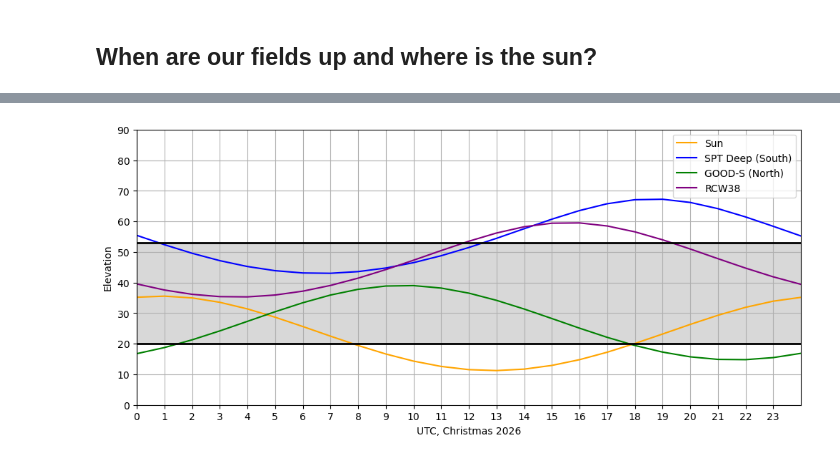
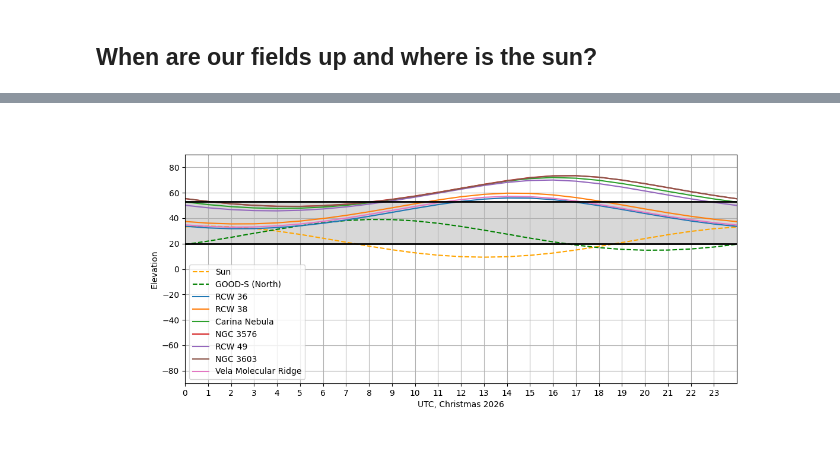
Before and after one commit to tim-balloon/tim-memos, a Jupyter notebook: TIM_VisibilityCalculator.ipynb, the cells around one changed output, grey strips where cells are left out. Drawn from its saved outputs; the diff is of its cells as text; code cells hidden in the pictures.

Commit message:
updates to vis calc for molecular clouds

```diff
--- a/TIM_VisibilityCalculator.ipynb
+++ b/TIM_VisibilityCalculator.ipynb
@@ -23,4 +25,5 @@ Wall time: 48.9 ms
 %%time
 sun = SkyCoord(ra=sun_body.ra, dec=sun_body.dec, obstime=times, location=mcmurdo)
 sun_altaz = sun.transform_to('altaz')
+sun_altaz.name = 'Sun'
 # %% [output]
@@ -39,4 +43,5 @@ Wall time: 12.6 ms
 field_N = SkyCoord(ra=3.*15*u.degree,dec=-27*u.degree,
                    obstime=times, location=mcmurdo)
 field_N_altaz = field_N.transform_to('altaz')
+field_N_altaz.name = 'GOODS-S'
 # %% [output]
@@ -60,22 +127,25 @@ colors = {'sun': 'orange', 'S': 'blue', 'N': 'green', 'cal': 'magenta'}
 # %%
 fig = plt.figure(figsize=(12,5))
 ax = fig.add_subplot(1, 1, 1)
-ax.plot(t_hr, sun_altaz.alt, label='Sun', color='orange')
-ax.plot(t_hr, field_S_altaz.alt, label='SPT Deep (South)', color='blue')
-ax.plot(t_hr, field_N_altaz.alt, label='GOOD-S (North)', color='green')
+ax.plot(t_hr, sun_altaz.alt, label='Sun', linestyle='--', color='orange')
+# ax.plot(t_hr, field_S_altaz.alt, label='SPT Deep (South)', color='blue')
+ax.plot(t_hr, field_N_altaz.alt, label='GOOD-S (North)', linestyle='--', color='green')
 #ax.plot(t_hr, SEP_altaz.alt, label='SEP + 5 deg')
-ax.plot(t_hr, RCW38_altaz.alt, label='RCW38', color='purple')
 #ax.plot(t_hr, RCW92b_altaz.alt, label='RCW92b')
+
+for cloud in cloud_tgts:
+    ax.plot(t_hr, cloud.alt, label=cloud.name)
+
 ax.axhline(20, color='black', linewidth=2)
 ax.axhline(53, color='black', linewidth=2)
 ax.fill_between(x = t_hr.value, y1=20, y2=53, color='gray', alpha=0.3)
-ax.set_ylim([0,90])
+ax.set_ylim([-90,90])
 ax.set_xlim([0, 24])
 ax.set_xticks(np.arange(24))
 ax.grid()
 ax.set_xlabel('UTC, Christmas 2026')
 ax.set_ylabel('Elevation')
 ax.legend();
 # %% [output]
-[figure, old version]
+[figure, new version]
 # %%
```
Also changed, not shown: parts of 20 cells of this notebook, 1 other file.
